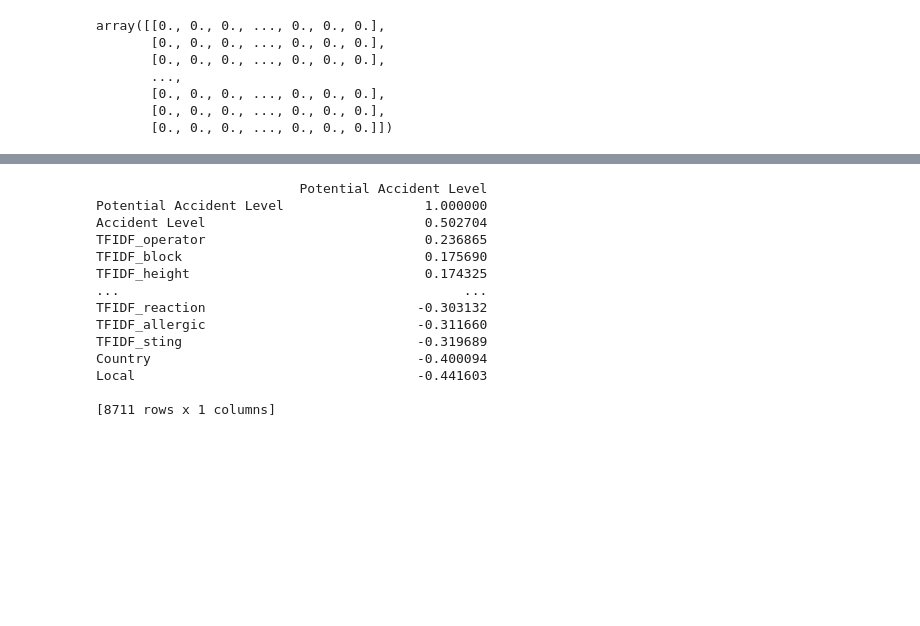
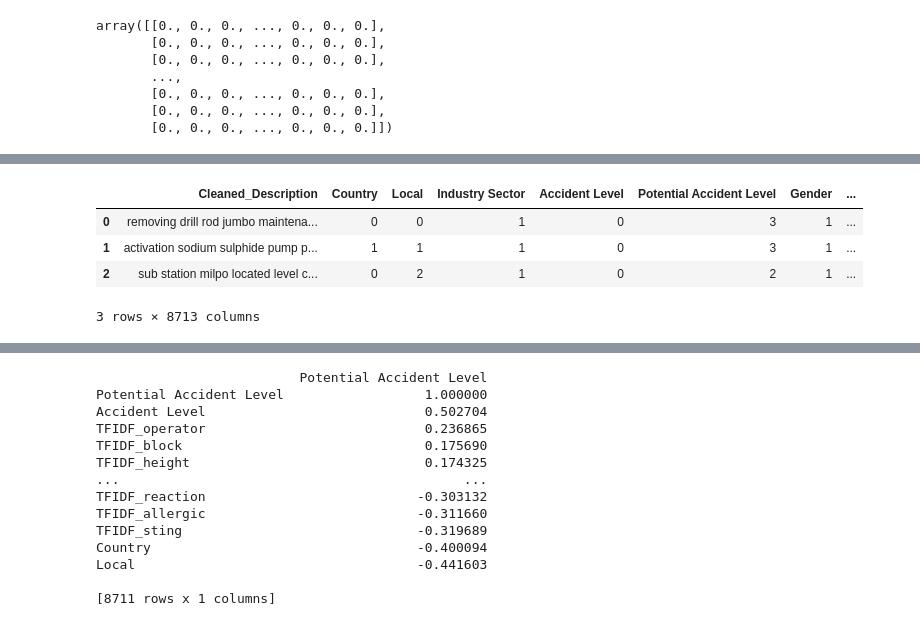
Before and after one commit to SelvamRaju/AI-ML-Capstone-Project-NLP-Chatbot, a Jupyter notebook: GL_Capstone_ChatBot_Final.ipynb, the cells around one changed output, grey strips where cells are left out. Drawn from its saved outputs; the diff is of its cells as text; code cells hidden in the pictures; blank space fills up the shorter version.

```diff
--- a/GL_Capstone_ChatBot_Final.ipynb
+++ b/GL_Capstone_ChatBot_Final.ipynb
@@ -1029,0 +978,24 @@ feature_df.head(3)
+# %%
+from nltk.corpus import stopwords
+stopwords=set(stopwords.words('english'))
+# %%
+print('Converting description to lower case')
+feature_df['Cleaned_Description']=feature_df['Description'].apply(lambda x:x.lower())
+
+print('Removing special symbols and numbers')
+feature_df['Cleaned_Description']=feature_df['Cleaned_Description'].apply(lambda x: re.sub(r'[!@#$(),"%*?:;_~+-/`0-9]+',' ',x))
+
+print('Removing Stop words')
+feature_df['Cleaned_Description']=feature_df['Cleaned_Description'].apply(lambda x: ' '.join([words for words in x.split() if words not in stopwords]))
+
+print('Remove all the leading and trailing spaces from a string')
+feature_df['Cleaned_Description']=feature_df['Cleaned_Description'].apply(lambda x: x.strip())
+
+print('Removing multiple spaces between words')
+feature_df['Cleaned_Description']=feature_df['Cleaned_Description'].apply(lambda x: re.sub(' +', ' ',x))
+
+#Actual data before cleaning
+print('Actual Data :{}'.format(feature_df['Description'][0]))
+
+#Data after cleaning
+print('Cleaned Data :{}'.format(feature_df['Cleaned_Description'][0]))
@@ -1029,0 +1010,11 @@ feature_df.head(3)
+# %%
+# shift column 'Name' to first position
+first_column=feature_df.pop('Cleaned_Description')
+feature_df.insert(0,'Cleaned_Description',first_column)
+feature_df.head(3)
+# %% [output]
+|  | Cleaned_Description | Country | Local | Industry Sector | Accident Level | Potential Accident Level | Gender | ... |
+| 0 | removing drill rod jumbo maintena... | 0 | 0 | 1 | 0 | 3 | 1 | ... |
+| 1 | activation sodium sulphide pump p... | 1 | 1 | 1 | 0 | 3 | 1 | ... |
+| 2 | sub station milpo located level c... | 0 | 2 | 1 | 0 | 2 | 1 | ... |
+3 rows × 8713 columns
```
Also changed, not shown: parts of 72 cells of this notebook.
